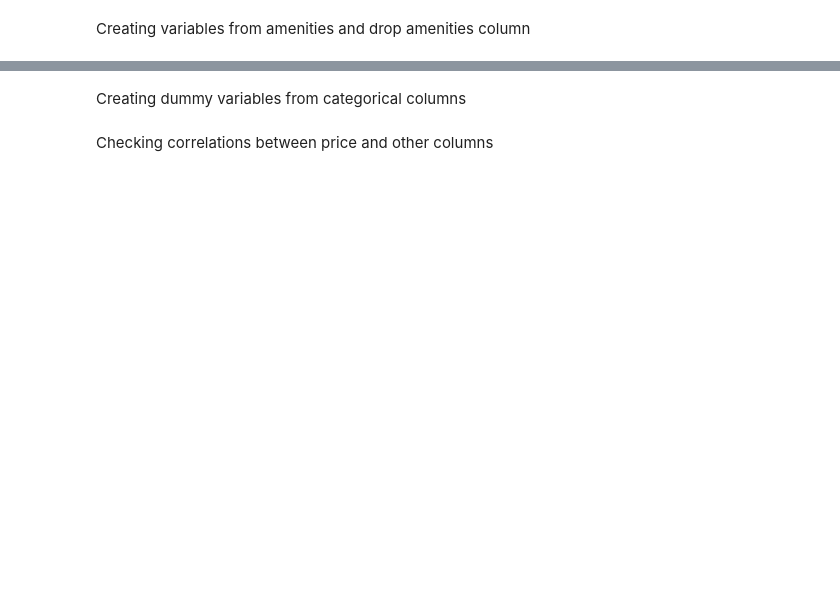
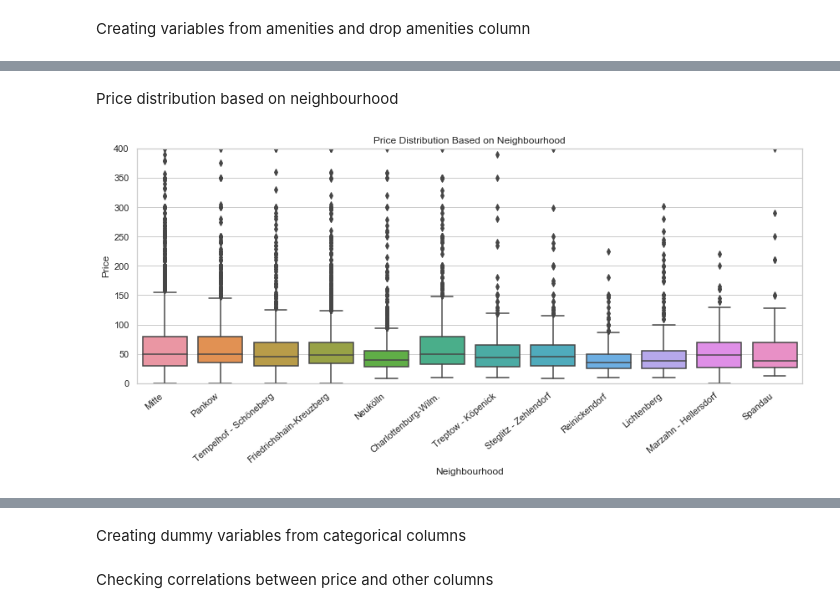
Before and after one commit to nickhill97/berlin_airbnb, a Jupyter notebook: notebooks/eda.ipynb, the cells around one changed output, grey strips where cells are left out. Cells and saved outputs as stored; diff of their text form; code cells hidden in the pictures; blank space fills up the shorter version.

```diff
--- a/notebooks/eda.ipynb
+++ b/notebooks/eda.ipynb
@@ -1169,0 +1230,13 @@ listings_df.drop("amenities", axis=1, inplace=True)
+# %% [markdown]
+Price distribution based on neighbourhood
+# %%
+plt.figure(figsize=(12,6))
+ax = sns.boxplot(data=listings_df, x="neighbourhood_group_cleansed", y="price")
+ax.set_xticklabels(ax.get_xticklabels(), rotation=40, ha="right")
+plt.ylim((0,400))
+plt.xlabel("Neighbourhood")
+plt.ylabel("Price")
+plt.title("Price Distribution Based on Neighbourhood")
+plt.tight_layout()
+# %% [output]
+[figure, added]
```
Also changed, not shown: parts of 40 cells of this notebook.
